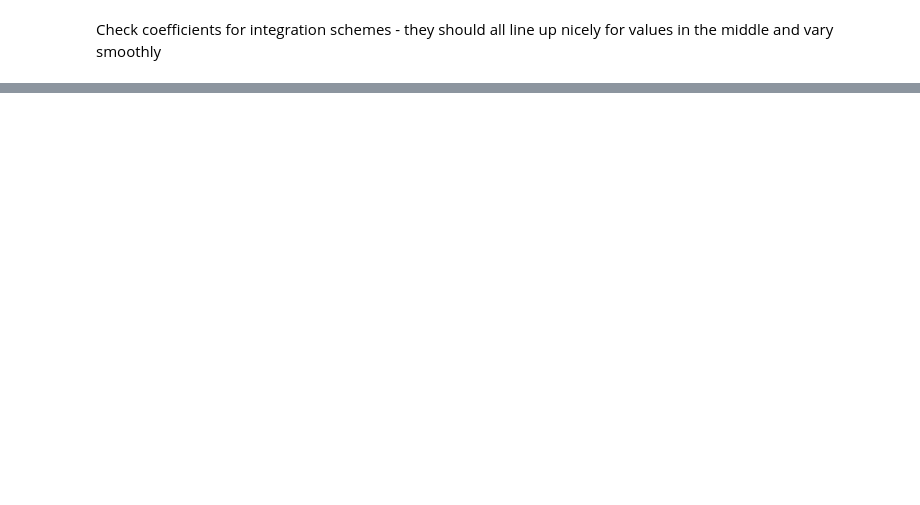
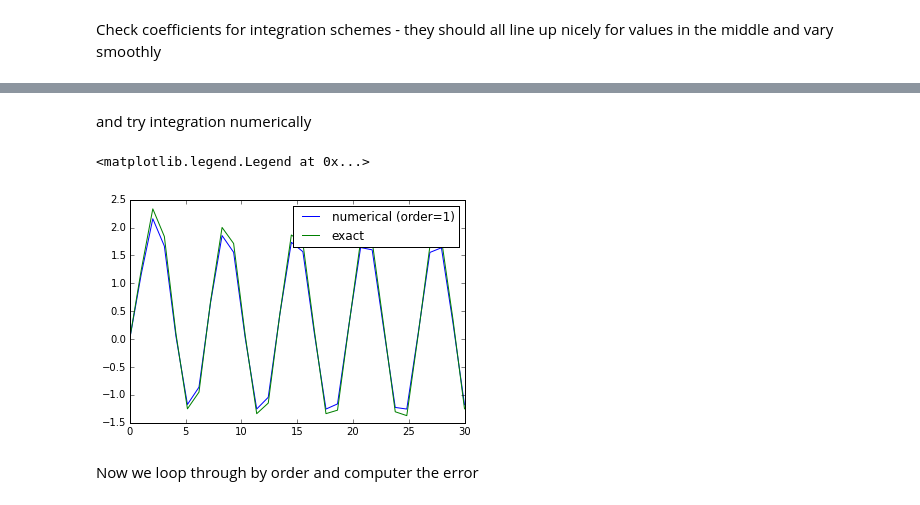
Before and after one commit to jesserobertson/maxr, a Jupyter notebook: jupyter/working.ipynb, the cells around one changed output, grey strips where cells are left out. Cells and saved outputs as stored; diff of their text form; code cells hidden in the pictures; blank space fills up the shorter version.

Commit message:
Added tests for history integral

```diff
--- a/jupyter/working.ipynb
+++ b/jupyter/working.ipynb
@@ -36,0 +25,13 @@ plt.plot(xs, jv(0.5, xs))
+# %%
+COEFF = {
+    1: alpha, 2: beta, 3: gamma
+}
+
+def history_integral(f, ts, order=1):
+    timestep = ts[1] - ts[0]
+    results = numpy.empty(shape=ts.shape)
+    results[0] = 0
+    for idx in range(1, len(ts)):
+        constant = 2 * numpy.sqrt(ts[idx] - ts[0]) * f(ts[0])
+        results[idx] = constant + numpy.sqrt(timestep) * numpy.sum(COEFF[order](idx) * f(ts[idx::-1]))
+    return results
@@ -36,0 +62,15 @@ plt.plot(xs, jv(0.5, xs))
+# %% [markdown]
+and try integration numerically
+# %%
+nsteps = 30
+order = 1
+ts = numpy.linspace(0, 30, nsteps)
+plt.plot(ts, history_integral(numpy.sin, ts, order=order),
+         label='numerical (order={0})'.format(order))
+plt.plot(ts, solution(ts), label='exact')
+plt.legend()
+# %% [output]
+<matplotlib.legend.Legend at 0x...>
+[figure, added]
+# %% [markdown]
+Now we loop through by order and computer the error
```
Also changed, not shown: parts of 14 cells of this notebook.
